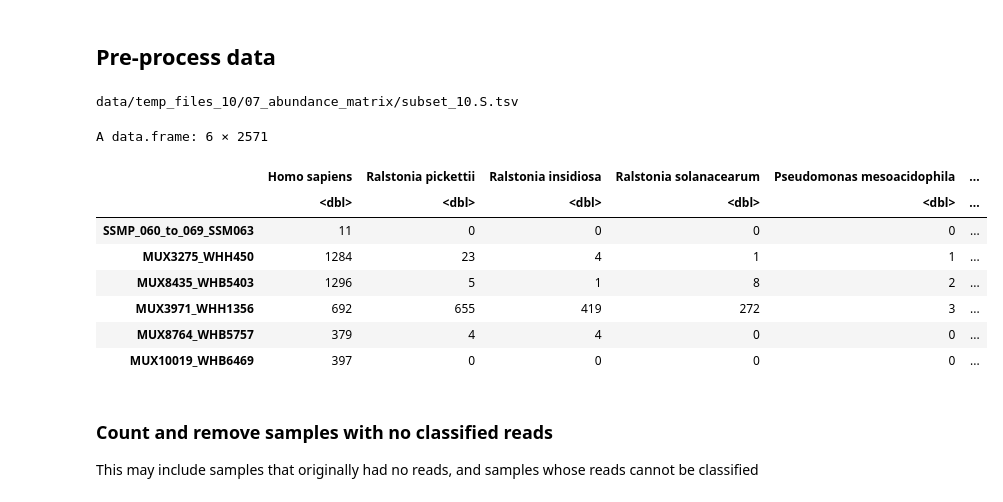
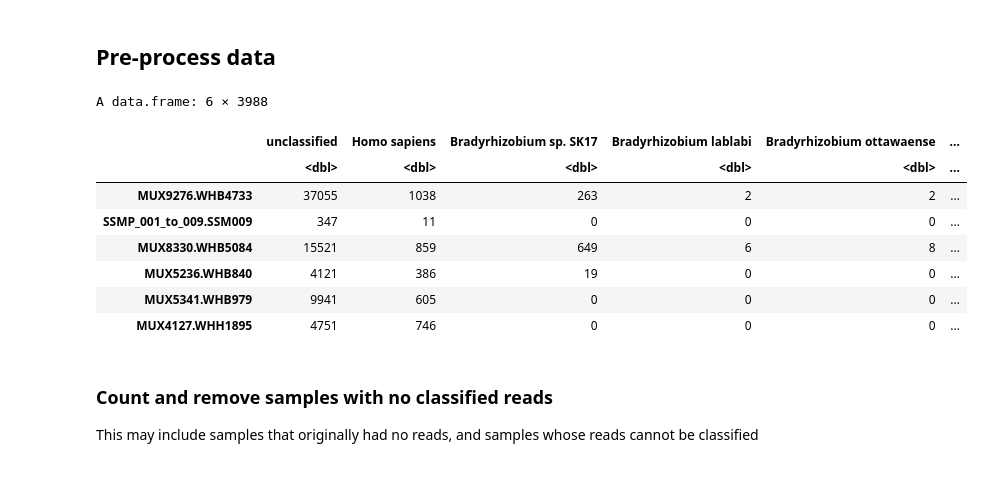
Before and after one commit to cednotsed/blood_microbial_signatures, a Jupyter notebook: analysis/abundance_analysis.ipynb, the cells around one changed output. Drawn from its saved outputs; the diff is of its cells as text; code cells hidden in the pictures.

```diff
--- a/analysis/abundance_analysis.ipynb
+++ b/analysis/abundance_analysis.ipynb
@@ -42,31 +42,30 @@ A data.table: 6 × 75
 # %%
 rank <- "S"
 n_subset <- 10
-str_glue("data/temp_files_{n_subset}/07_abundance_matrix/subset_{n_subset}.{rank}.tsv")
-# %% [output]
-data/temp_files_10/07_abundance_matrix/subset_10.S.tsv
 # %%
 load_data <- function(file_path) {
     df <- fread(file_path) %>%
         column_to_rownames("sample")
     return(df)
 }
 
 rank <- "S"
-n_subset <- 10
+n_subset <- 100
 
 species_df <- load_data(str_glue("data/temp_files_{n_subset}/07_abundance_matrix/abundance_matrix.subset_{n_subset}.{rank}.tsv"))
 head(species_df)
+
+# species_df <- load_data('')
 # %% [output]
-A data.frame: 6 × 2571
+A data.frame: 6 × 3988
-|  | Homo sapiens | Ralstonia pickettii | Ralstonia insidiosa | Ralstonia solanacearum | Pseudomonas mesoacidophila | ... |
+|  | unclassified | Homo sapiens | Bradyrhizobium sp. SK17 | Bradyrhizobium lablabi | Bradyrhizobium ottawaense | ... |
 |  | <dbl> | <dbl> | <dbl> | <dbl> | <dbl> | ... |
-| SSMP_060_to_069_SSM063 | 11 | 0 | 0 | 0 | 0 | ... |
-| MUX3275_WHH450 | 1284 | 23 | 4 | 1 | 1 | ... |
-| MUX8435_WHB5403 | 1296 | 5 | 1 | 8 | 2 | ... |
-| MUX3971_WHH1356 | 692 | 655 | 419 | 272 | 3 | ... |
-| MUX8764_WHB5757 | 379 | 4 | 4 | 0 | 0 | ... |
-| MUX10019_WHB6469 | 397 | 0 | 0 | 0 | 0 | ... |
+| MUX9276.WHB4733 | 37055 | 1038 | 263 | 2 | 2 | ... |
+| SSMP_001_to_009.SSM009 | 347 | 11 | 0 | 0 | 0 | ... |
+| MUX8330.WHB5084 | 15521 | 859 | 649 | 6 | 8 | ... |
+| MUX5236.WHB840 | 4121 | 386 | 19 | 0 | 0 | ... |
+| MUX5341.WHB979 | 9941 | 605 | 0 | 0 | 0 | ... |
+| MUX4127.WHH1895 | 4751 | 746 | 0 | 0 | 0 | ... |
 # %% [markdown]
 ### Count and remove samples with no classified reads
 This may include samples that originally had no reads, and samples whose reads cannot be classified
```
Also changed, not shown: parts of 9 cells of this notebook, 53 other files.
